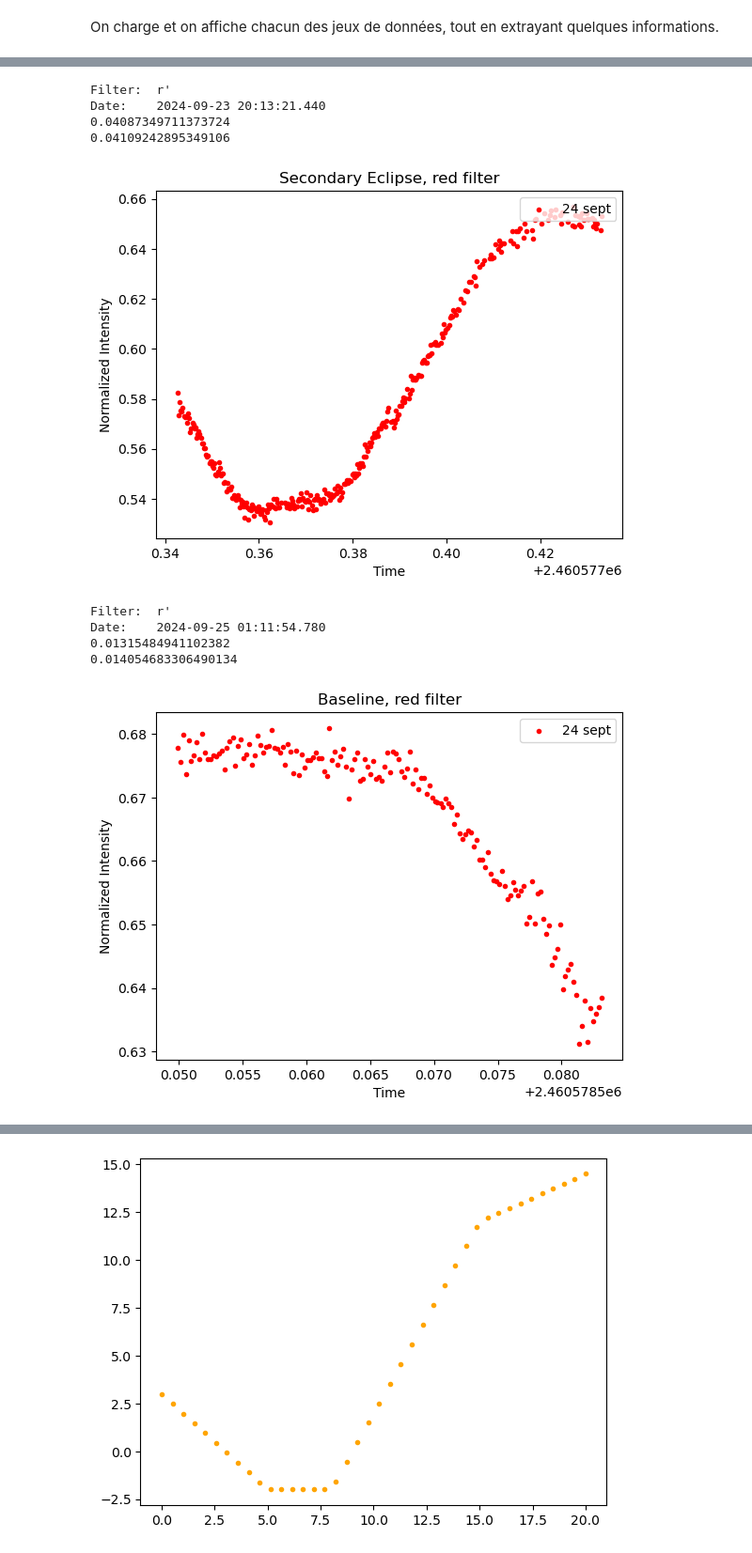
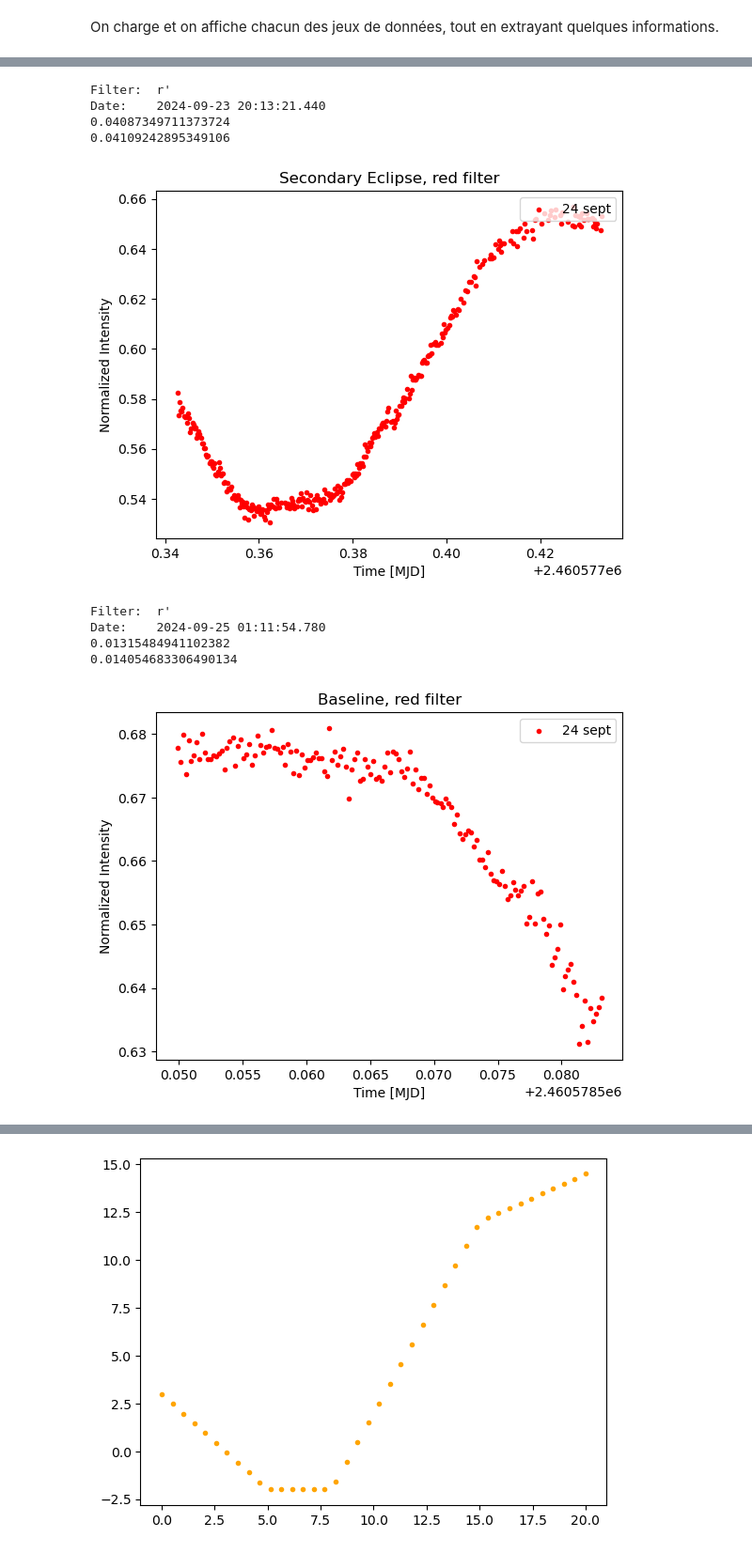
Before and after one commit to jakbay/ohp_binaire_a_eclipses, a Jupyter notebook: Ajustement_donnees_rapport.ipynb, the cells around one changed output, grey strips where cells are left out. Shown at 94% size. Drawn from its saved outputs; the diff is of its cells as text; code cells hidden in the pictures.

```diff
--- a/Ajustement_donnees_rapport.ipynb
+++ b/Ajustement_donnees_rapport.ipynb
@@ -80,20 +80,20 @@ Date:    2024-09-24 01:23:01.470
 # %%
 x_sec_r = df_obs_sec_r['observation_date'].to_numpy()[:-3]
 y_sec_r = df_obs_sec_r['normalized_intensity'].to_numpy()[:-3]
 y_sec_r_err = np.sqrt(df_obs_sec_r['normalized_intensity_uncertainties'].to_numpy()[:-3]**2+np.std(y_sec_r)**2)
 print('Filter: ', df_obs_sec_r['filter'].to_numpy()[0])
 print('Date:   ', mjd_conversion(x_sec_r)[0])
 print(np.std(y_sec_r))
 print(np.mean(y_sec_r_err))
 
 plot_wrapper([[x_sec_r, y_sec_r, '24 sept', 'red', '.']],
-             'Secondary Eclipse, red filter', 'Time', 'Normalized Intensity')
+             'Secondary Eclipse, red filter', 'Time [MJD]', 'Normalized Intensity')
 # %% [output]
 Filter:  r'
 Date:    2024-09-23 20:13:21.440
 0.04087349711373724
 0.04109242895349106
-[figure, old version]
+[figure, new version]
 # %%
 x_bl_24 = df_bl24['observation_date'].to_numpy()
 y_bl_24 = df_bl24['normalized_intensity'].to_numpy()
@@ -103,13 +103,13 @@ print('Date:   ', mjd_conversion(x_bl_24)[0])
 print(np.std(y_bl_24))
 print(np.mean(y_bl_24_err))
 plot_wrapper([[x_bl_24, y_bl_24, '24 sept', 'red', '.']],
-             'Baseline, red filter', 'Time', 'Normalized Intensity')
+             'Baseline, red filter', 'Time [MJD]', 'Normalized Intensity')
 # %% [output]
 Filter:  r'
 Date:    2024-09-25 01:11:54.780
 0.01315484941102382
 0.014054683306490134
-[figure, old version]
+[figure, new version]
 # %%
 x_pri_r = df_obs_pri_r['observation_date'].to_numpy()
 y_pri_r = df_obs_pri_r['normalized_intensity'].to_numpy()
```
Also changed, not shown: parts of 9 cells of this notebook.
